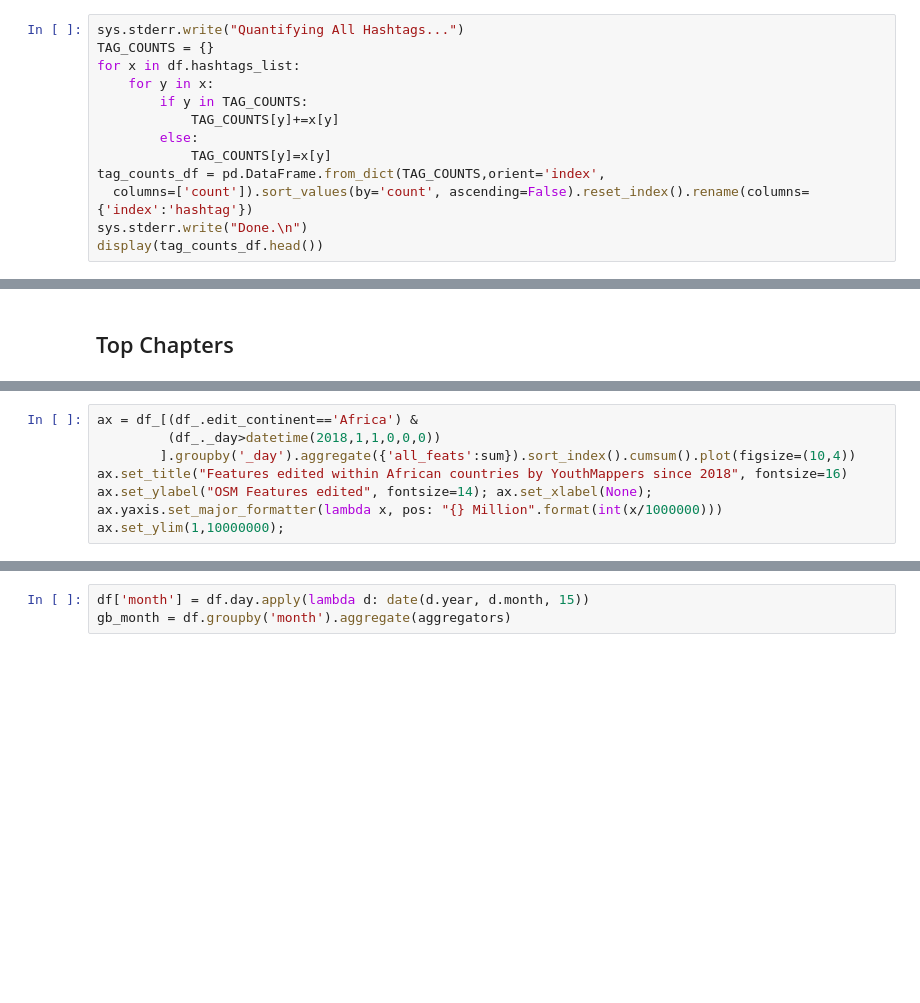
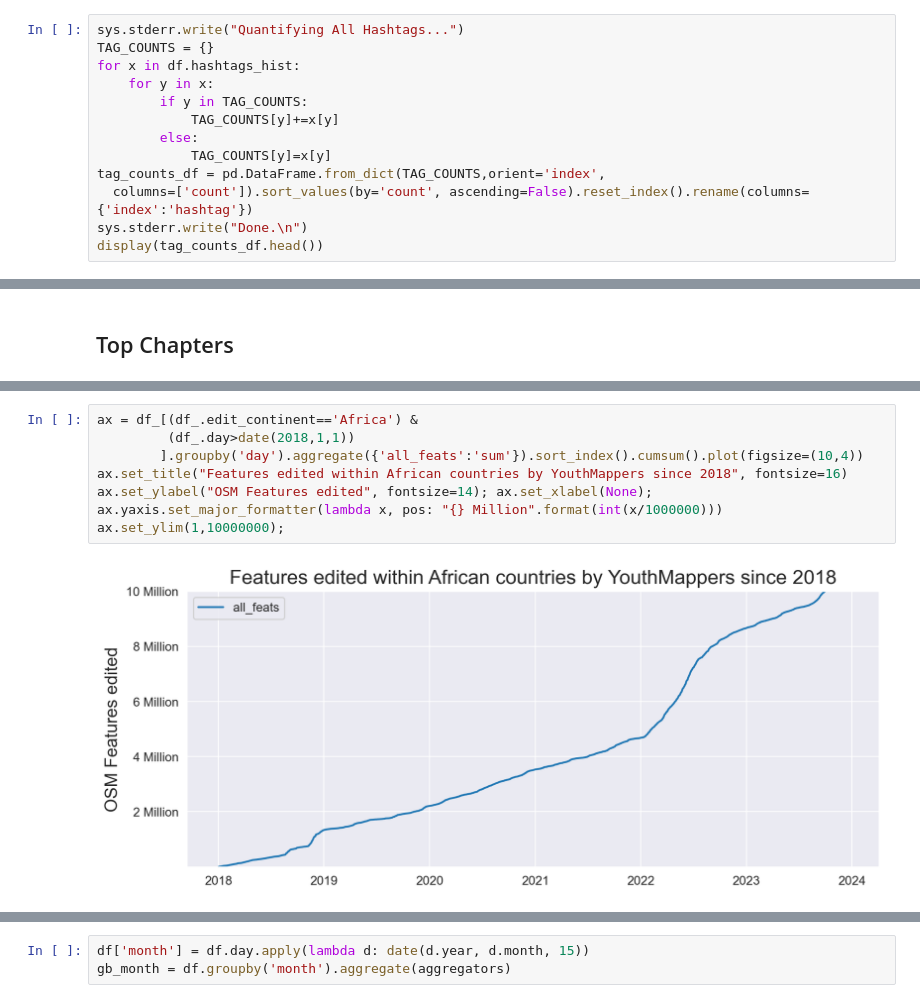
Before and after one commit to youthmappers/activity-dashboard-backend, a Jupyter notebook: Process Daily YM Stats Parquet Files.ipynb, the cells around one changed output, grey strips where cells are left out. Drawn from its saved outputs; the diff is of its cells as text; blank space fills up the shorter version.

```diff
--- a/Process Daily YM Stats Parquet Files.ipynb
+++ b/Process Daily YM Stats Parquet Files.ipynb
@@ -94,7 +73,7 @@ chapters.head(1)
 # %%
 sys.stderr.write("Quantifying All Hashtags...")
 TAG_COUNTS = {}
-for x in df.hashtags_list:
+for x in df.hashtags_hist:
     for y in x:
         if y in TAG_COUNTS:
             TAG_COUNTS[y]+=x[y]
@@ -268,10 +300,12 @@ ax.set_ylabel("Daily Mappers\n(7-day rolling average)", fontsize=14); ax.set_xla
 # %%
 ax = df_[(df_.edit_continent=='Africa') &
-         (df_._day>datetime(2018,1,1,0,0,0))
-        ].groupby('_day').aggregate({'all_feats':sum}).sort_index().cumsum().plot(figsize=(10,4))
+         (df_.day>date(2018,1,1))
+        ].groupby('day').aggregate({'all_feats':'sum'}).sort_index().cumsum().plot(figsize=(10,4))
 ax.set_title("Features edited within African countries by YouthMappers since 2018", fontsize=16)
 ax.set_ylabel("OSM Features edited", fontsize=14); ax.set_xlabel(None);
 ax.yaxis.set_major_formatter(lambda x, pos: "{} Million".format(int(x/1000000)))
 ax.set_ylim(1,10000000);
+# %% [output]
+[figure, added]
 # %%
 print("Top 15 Countries by New Features Count")
```
Also changed, not shown: parts of 46 cells of this notebook.
